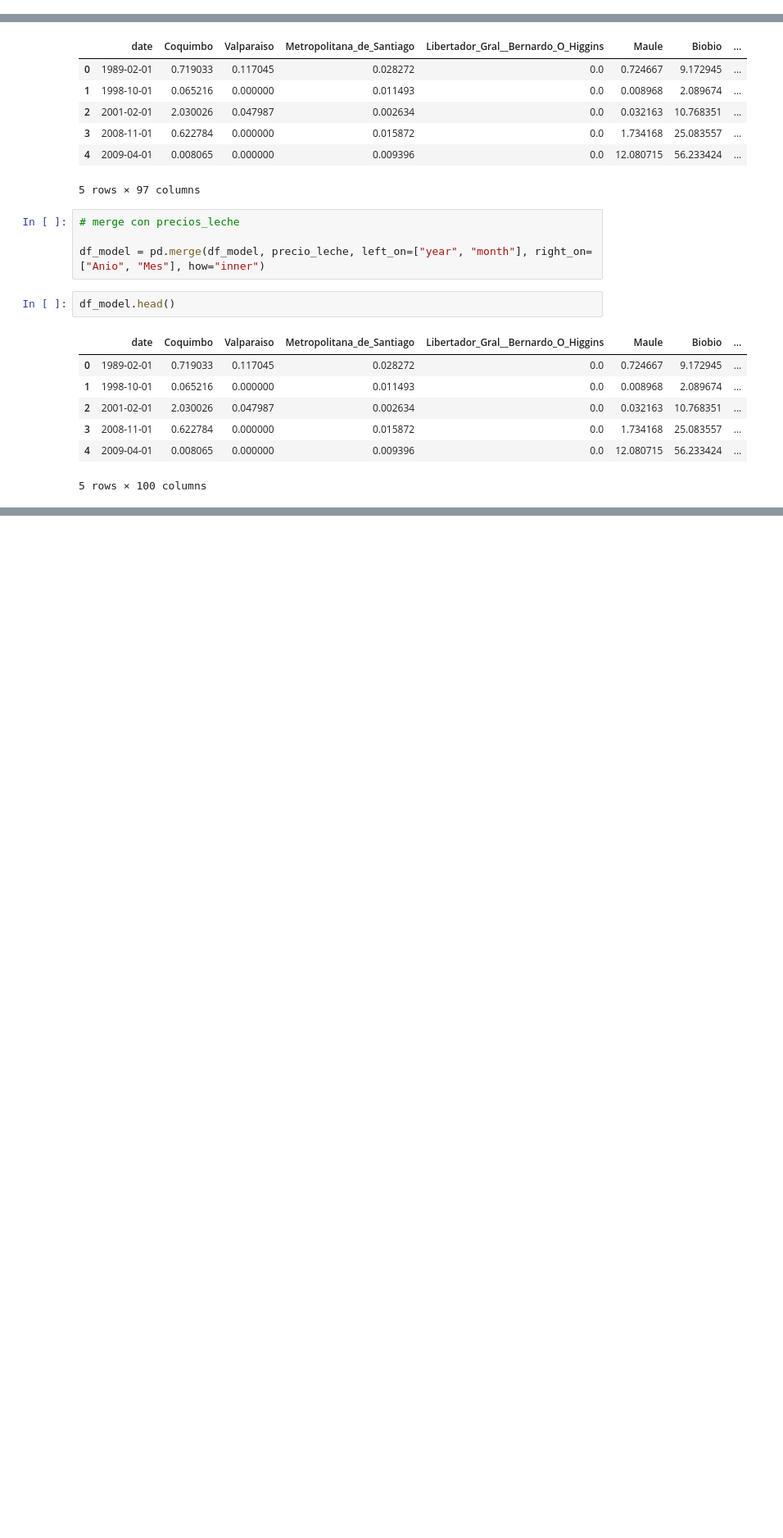
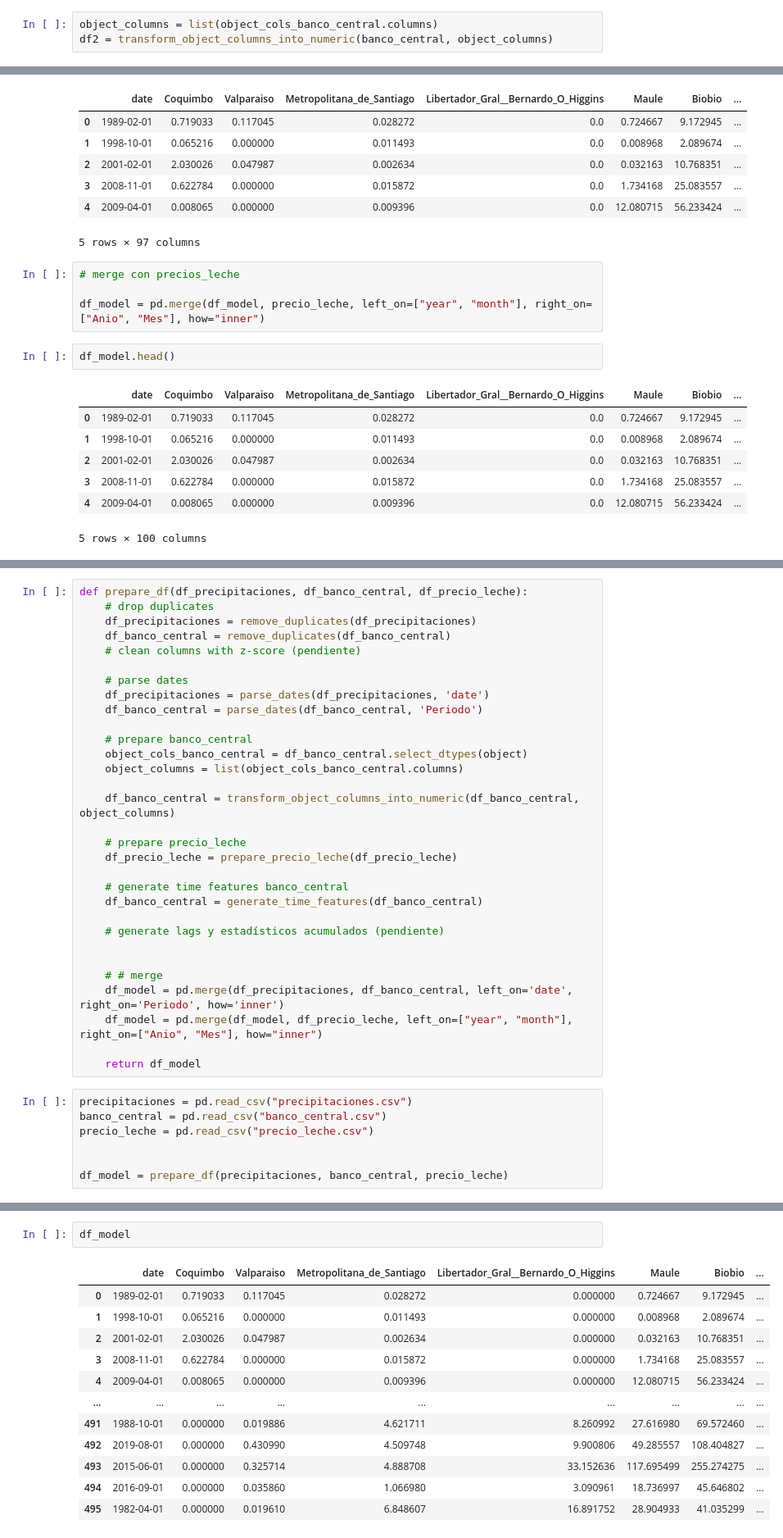
Before and after one commit to Reac92/solucion_spike, a Jupyter notebook: solucion.ipynb, the cells around one changed output, grey strips where cells are left out. Shown at 82% size. Saved outputs shown, nothing was run; the diff lists cells and outputs as text; blank space fills up the shorter version.

Commit message:
it remains the model and feature generation for the model

```diff
--- a/solucion.ipynb
+++ b/solucion.ipynb
@@ -277 +241,4 @@ numeric_cols_banco_central = banco_central.select_dtypes(float)
+# %%
+object_columns = list(object_cols_banco_central.columns)
+df2 = transform_object_columns_into_numeric(banco_central, object_columns)
 # %%
@@ -630,0 +627,38 @@ df_model.head()
+# %%
+def prepare_df(df_precipitaciones, df_banco_central, df_precio_leche):
+    # drop duplicates
+    df_precipitaciones = remove_duplicates(df_precipitaciones)
+    df_banco_central = remove_duplicates(df_banco_central)
+    # clean columns with z-score (pendiente)
+
+    # parse dates
+    df_precipitaciones = parse_dates(df_precipitaciones, 'date')
+    df_banco_central = parse_dates(df_banco_central, 'Periodo')
+
+    # prepare banco_central
+    object_cols_banco_central = df_banco_central.select_dtypes(object)
+    object_columns = list(object_cols_banco_central.columns)
+
+    df_banco_central = transform_object_columns_into_numeric(df_banco_central, object_columns)
+
+    # prepare precio_leche
+    df_precio_leche = prepare_precio_leche(df_precio_leche)
+
+    # generate time features banco_central
+    df_banco_central = generate_time_features(df_banco_central)
+
+    # generate lags y estadísticos acumulados (pendiente)
+
+
+    # # merge
+    df_model = pd.merge(df_precipitaciones, df_banco_central, left_on='date', right_on='Periodo', how='inner')
+    df_model = pd.merge(df_model, df_precio_leche, left_on=["year", "month"], right_on=["Anio", "Mes"], how="inner")
+
+    return df_model
+# %%
+precipitaciones = pd.read_csv("precipitaciones.csv")
+banco_central = pd.read_csv("banco_central.csv")
+precio_leche = pd.read_csv("precio_leche.csv")
+
+
+df_model = prepare_df(precipitaciones, banco_central, precio_leche)
@@ -630,0 +671,15 @@ df_model.head()
+# %%
+df_model
+# %% [output]
+|  | date | Coquimbo | Valparaiso | Metropolitana_de_Santiago | Libertador_Gral__Bernardo_O_Higgins | Maule | Biobio | ... |
+| 0 | 1989-02-01 | 0.719033 | 0.117045 | 0.028272 | 0.000000 | 0.724667 | 9.172945 | ... |
+| 1 | 1998-10-01 | 0.065216 | 0.000000 | 0.011493 | 0.000000 | 0.008968 | 2.089674 | ... |
+| 2 | 2001-02-01 | 2.030026 | 0.047987 | 0.002634 | 0.000000 | 0.032163 | 10.768351 | ... |
+| 3 | 2008-11-01 | 0.622784 | 0.000000 | 0.015872 | 0.000000 | 1.734168 | 25.083557 | ... |
+| 4 | 2009-04-01 | 0.008065 | 0.000000 | 0.009396 | 0.000000 | 12.080715 | 56.233424 | ... |
+| ... | ... | ... | ... | ... | ... | ... | ... | ... |
+| 491 | 1988-10-01 | 0.000000 | 0.019886 | 4.621711 | 8.260992 | 27.616980 | 69.572460 | ... |
+| 492 | 2019-08-01 | 0.000000 | 0.430990 | 4.509748 | 9.900806 | 49.285557 | 108.404827 | ... |
+| 493 | 2015-06-01 | 0.000000 | 0.325714 | 4.888708 | 33.152636 | 117.695499 | 255.274275 | ... |
+| 494 | 2016-09-01 | 0.000000 | 0.035860 | 1.066980 | 3.090961 | 18.736997 | 45.646802 | ... |
+| 495 | 1982-04-01 | 0.000000 | 0.019610 | 6.848607 | 16.891752 | 28.904933 | 41.035299 | ... |
```
Also changed, not shown: parts of 21 cells of this notebook, 1 other file.
